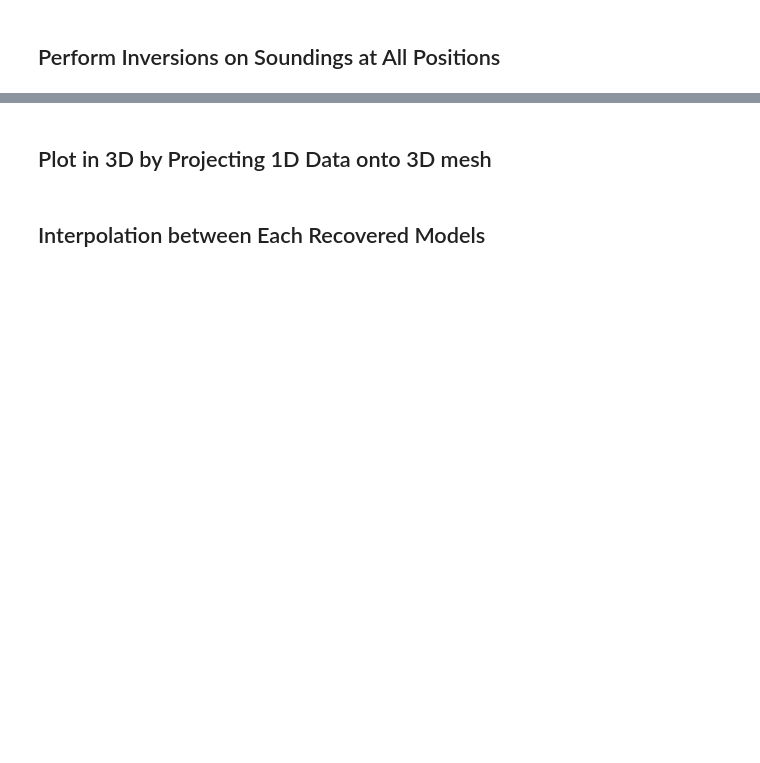
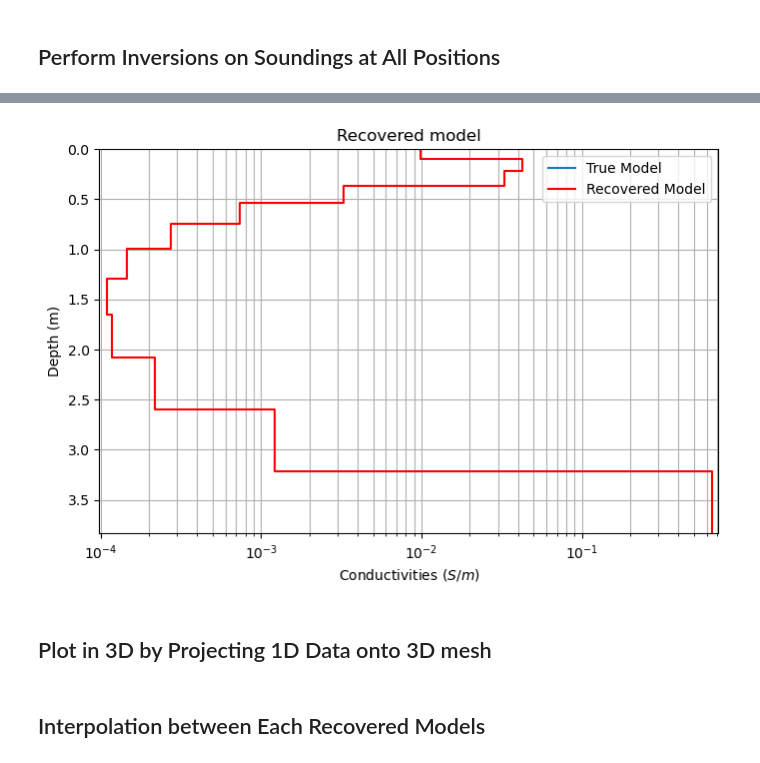
Before and after one commit to matthewhasman/Geophysical-Electromagnetic-Scanner, a Jupyter notebook: UXO_simulation/inversion_simulation_1D.ipynb, the cells around one changed output, grey strips where cells are left out. Saved outputs shown, nothing was run; the diff lists cells and outputs as text; code cells hidden in the pictures; blank space fills up the shorter version.

```diff
--- a/UXO_simulation/inversion_simulation_1D.ipynb
+++ b/UXO_simulation/inversion_simulation_1D.ipynb
@@ -122,3 +118,19 @@ plt.show()
+# %%
+fig, ax1 = plt.subplots(1, 1, figsize=(8, 5))
+
+loaded_earth.plot_layered_earth((loaded_data[indx]['x'],loaded_data[indx]['y']),
+                                ax=ax1)
+plot_1d_layer_model(layered_inversion.layer_thicknesses,
+                    layered_inversion.log_conductivity_map * recovered_L2model,
+                    scale="log",
+                    color="r",
+                    ax=ax1)
+
+ax1.set_title("Recovered model")
+ax1.legend(["True Model", "Recovered Model"])
+plt.show()
+# %% [output]
+[figure, added]
 # %% [markdown]
 ## Plot in 3D by Projecting 1D Data onto 3D mesh
 # %% [markdown]
```
Also changed, not shown: parts of 6 cells of this notebook, 2 other files.
